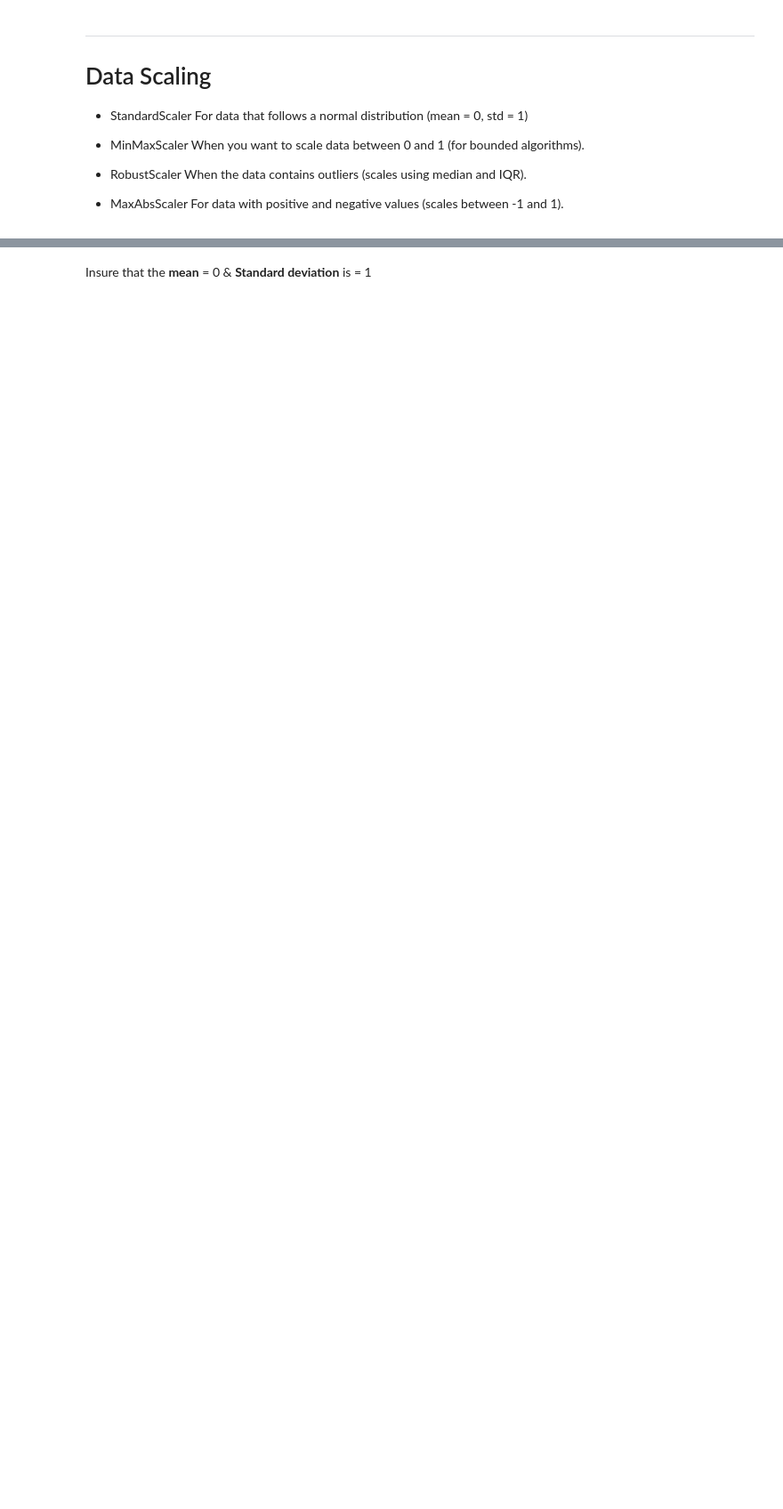
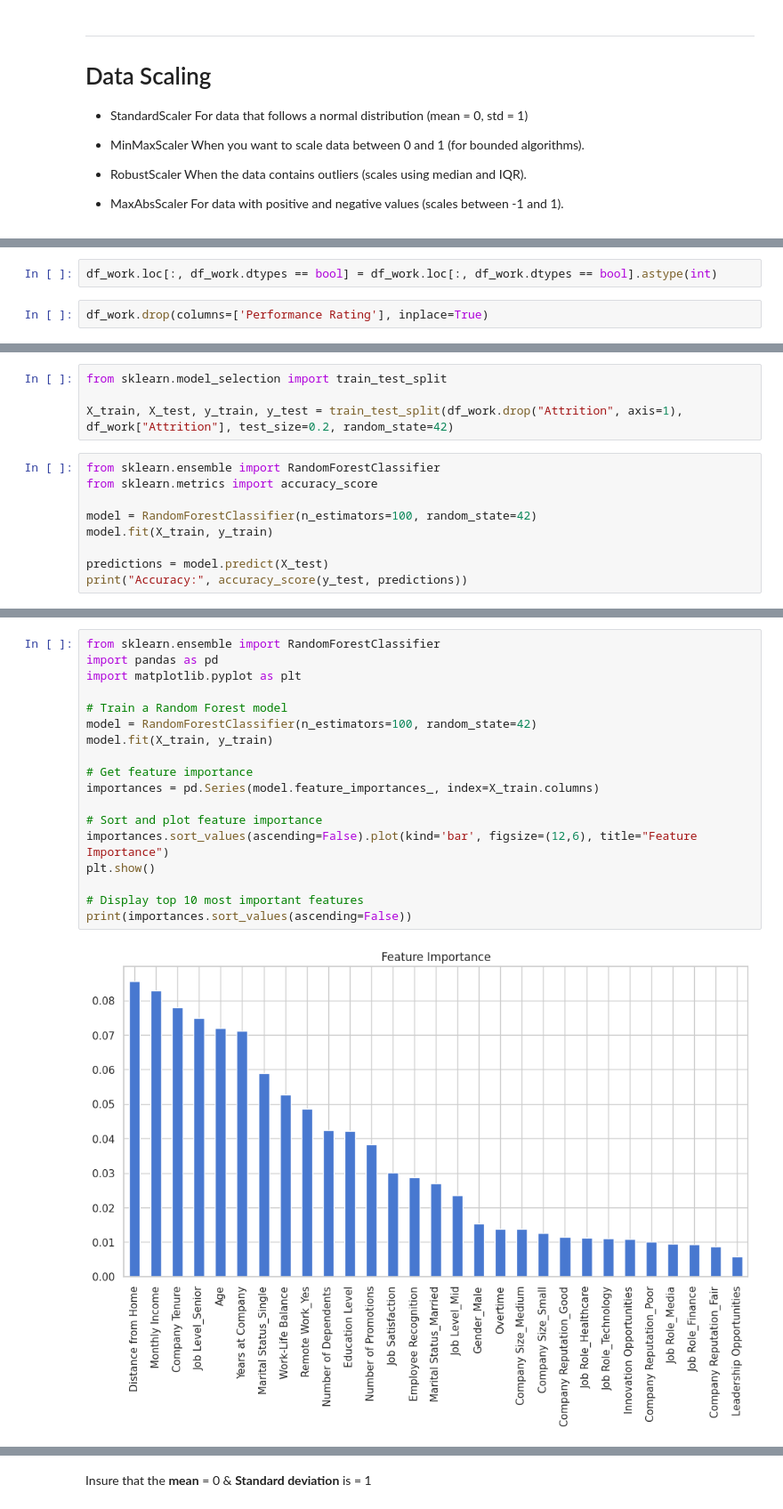
Before and after one commit to AhmedTalima23/DEPI_Final_Project, a Jupyter notebook: Final_Project.ipynb, the cells around one changed output, grey strips where cells are left out. Shown at 89% size. Drawn from its saved outputs; the diff is of its cells as text; blank space fills up the shorter version.

```diff
--- a/Final_Project.ipynb
+++ b/Final_Project.ipynb
@@ -1178,0 +1274,4 @@ df_cleaned_numeric_scaled.describe()
+# %%
+df_work.loc[:, df_work.dtypes == bool] = df_work.loc[:, df_work.dtypes == bool].astype(int)
+# %%
+df_work.drop(columns=['Performance Rating'], inplace=True)
@@ -1178,0 +1324,13 @@ df_cleaned_numeric_scaled.describe()
+# %%
+from sklearn.model_selection import train_test_split
+
+X_train, X_test, y_train, y_test = train_test_split(df_work.drop("Attrition", axis=1), df_work["Attrition"], test_size=0.2, random_state=42)
+# %%
+from sklearn.ensemble import RandomForestClassifier
+from sklearn.metrics import accuracy_score
+
+model = RandomForestClassifier(n_estimators=100, random_state=42)
+model.fit(X_train, y_train)
+
+predictions = model.predict(X_test)
+print("Accuracy:", accuracy_score(y_test, predictions))
@@ -1178,0 +1339,20 @@ df_cleaned_numeric_scaled.describe()
+# %%
+from sklearn.ensemble import RandomForestClassifier
+import pandas as pd
+import matplotlib.pyplot as plt
+
+# Train a Random Forest model
+model = RandomForestClassifier(n_estimators=100, random_state=42)
+model.fit(X_train, y_train)
+
+# Get feature importance
+importances = pd.Series(model.feature_importances_, index=X_train.columns)
+
+# Sort and plot feature importance
+importances.sort_values(ascending=False).plot(kind='bar', figsize=(12,6), title="Feature Importance")
+plt.show()
+
+# Display top 10 most important features
+print(importances.sort_values(ascending=False))
+# %% [output]
+[figure, added]
```
Also changed, not shown: parts of 43 cells of this notebook.
